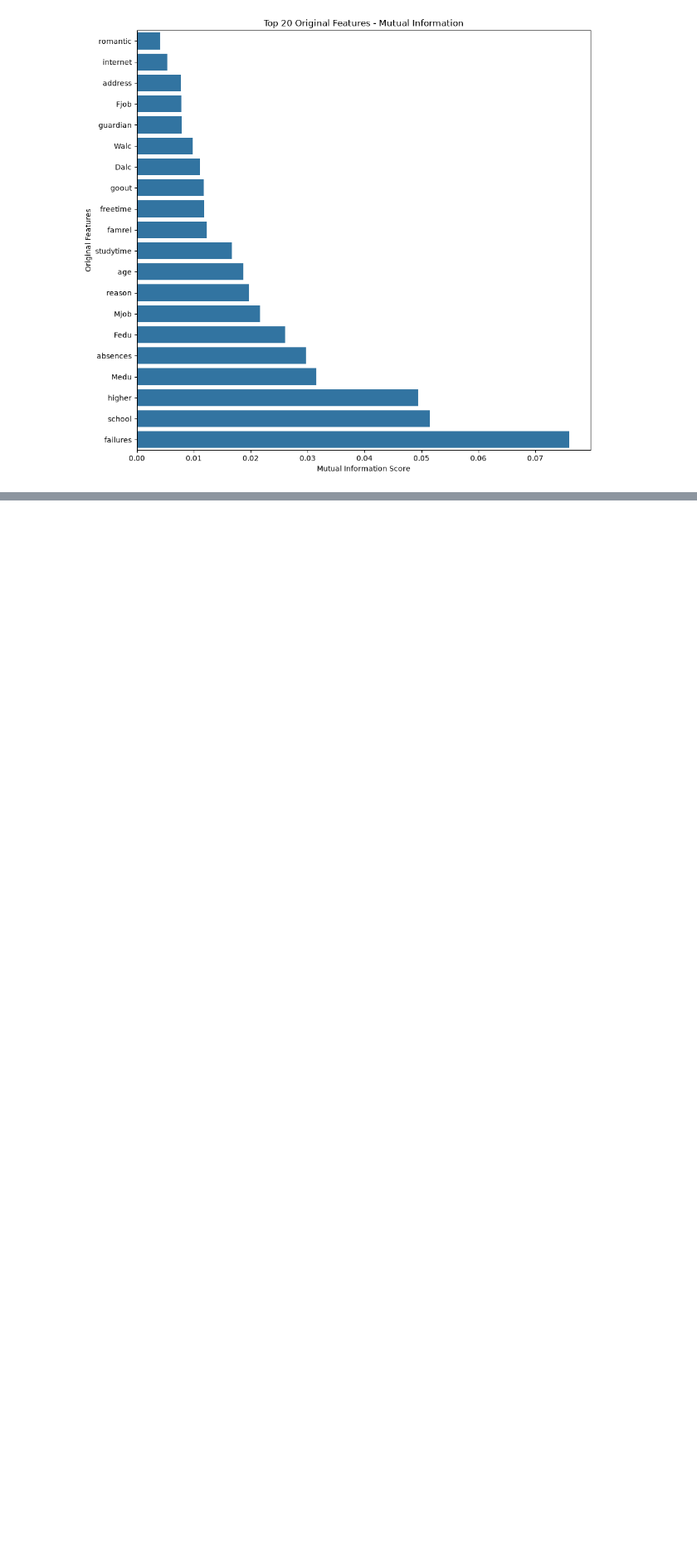
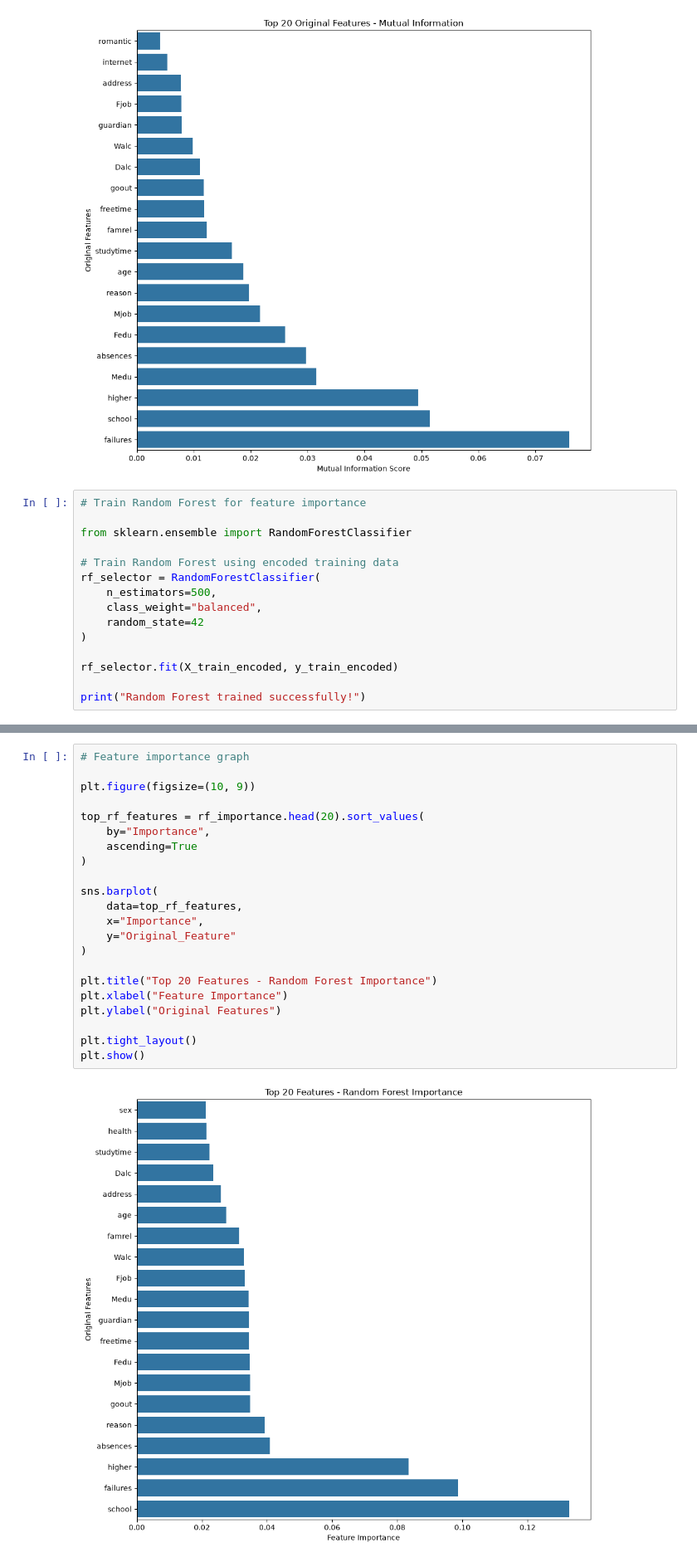
Before and after one commit to SachinKrSingh-138/Academic_Project, a Jupyter notebook: notebooks/analysis.ipynb, the cells around one changed output, grey strips where cells are left out. Shown at 83% size. Drawn from its saved outputs; the diff is of its cells as text; blank space fills up the shorter version.

Commit message:
Compared Mutual Information and Random Forest

```diff
--- a/notebooks/analysis.ipynb
+++ b/notebooks/analysis.ipynb
@@ -515,3 +515,18 @@ plt.tight_layout()
 plt.show()
 # %% [output]
 [figure]
+# %%
+# Train Random Forest for feature importance
+
+from sklearn.ensemble import RandomForestClassifier
+
+# Train Random Forest using encoded training data
+rf_selector = RandomForestClassifier(
+    n_estimators=500,
+    class_weight="balanced",
+    random_state=42
+)
+
+rf_selector.fit(X_train_encoded, y_train_encoded)
+
+print("Random Forest trained successfully!")
@@ -517,0 +588,24 @@ plt.show()
+# %%
+# Feature importance graph
+
+plt.figure(figsize=(10, 9))
+
+top_rf_features = rf_importance.head(20).sort_values(
+    by="Importance",
+    ascending=True
+)
+
+sns.barplot(
+    data=top_rf_features,
+    x="Importance",
+    y="Original_Feature"
+)
+
+plt.title("Top 20 Features - Random Forest Importance")
+plt.xlabel("Feature Importance")
+plt.ylabel("Original Features")
+
+plt.tight_layout()
+plt.show()
+# %% [output]
+[figure, added]
```
Also changed, not shown: parts of 5 cells of this notebook.
